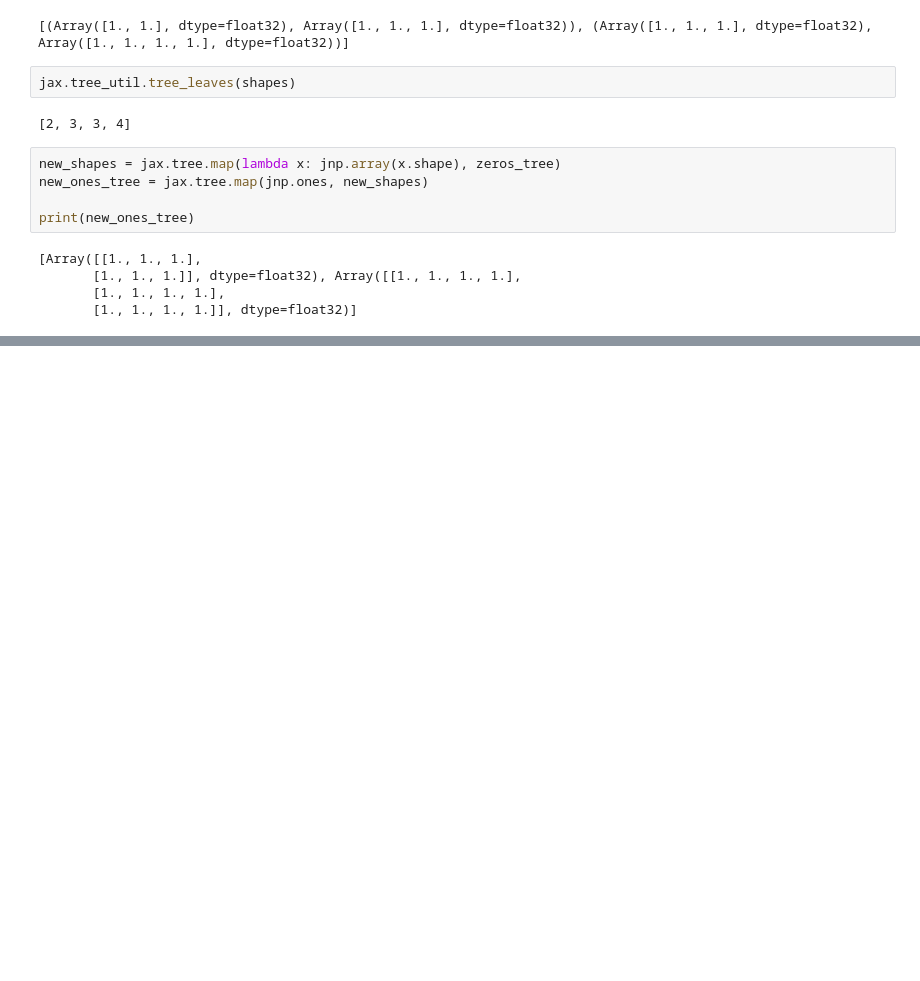
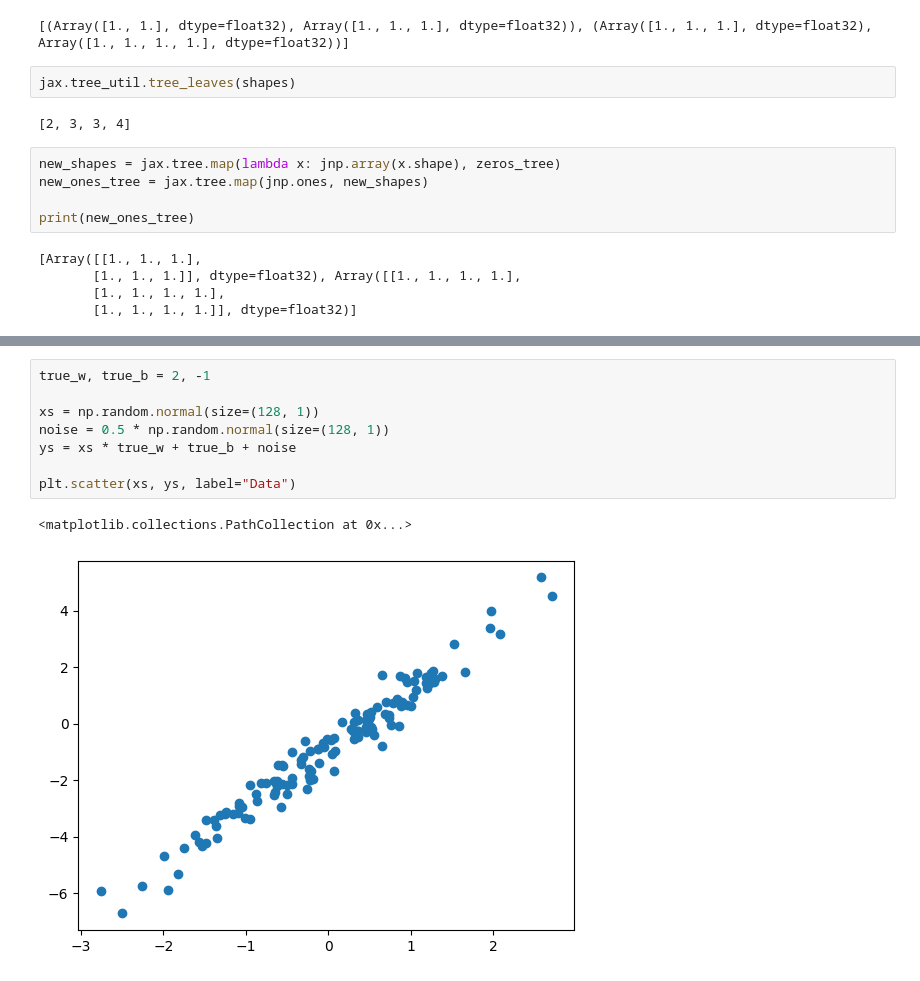
Before and after one commit to jamie-mcg/jax_nn, a Jupyter notebook: 1_neural_network.ipynb, the cells around one changed output, grey strips where cells are left out. Drawn from its saved outputs; the diff is of its cells as text; blank space fills up the shorter version.

```diff
--- a/1_neural_network.ipynb
+++ b/1_neural_network.ipynb
@@ -159,0 +243,11 @@ jax.devices()
+# %%
+true_w, true_b = 2, -1
+
+xs = np.random.normal(size=(128, 1))
+noise = 0.5 * np.random.normal(size=(128, 1))
+ys = xs * true_w + true_b + noise
+
+plt.scatter(xs, ys, label="Data")
+# %% [output]
+<matplotlib.collections.PathCollection at 0x...>
+[figure, added]
```
Also changed, not shown: parts of 28 cells of this notebook, 2 other files.
